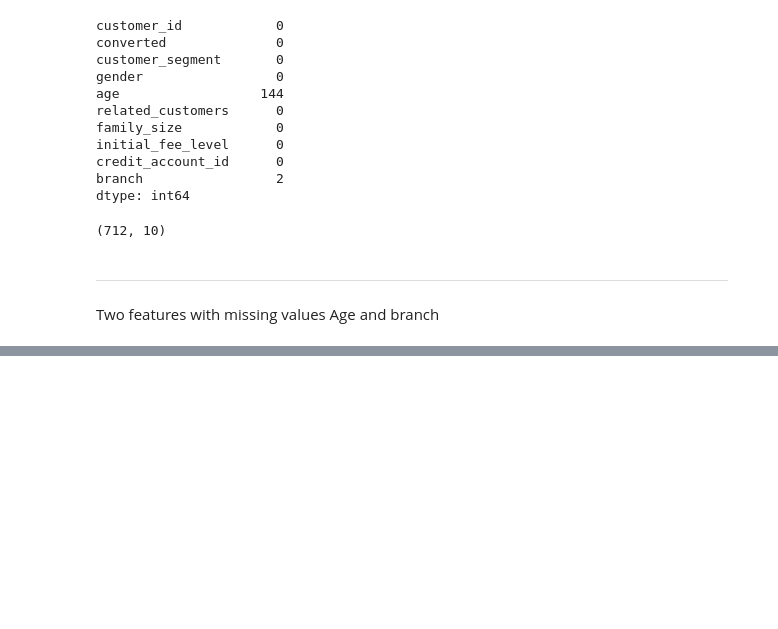
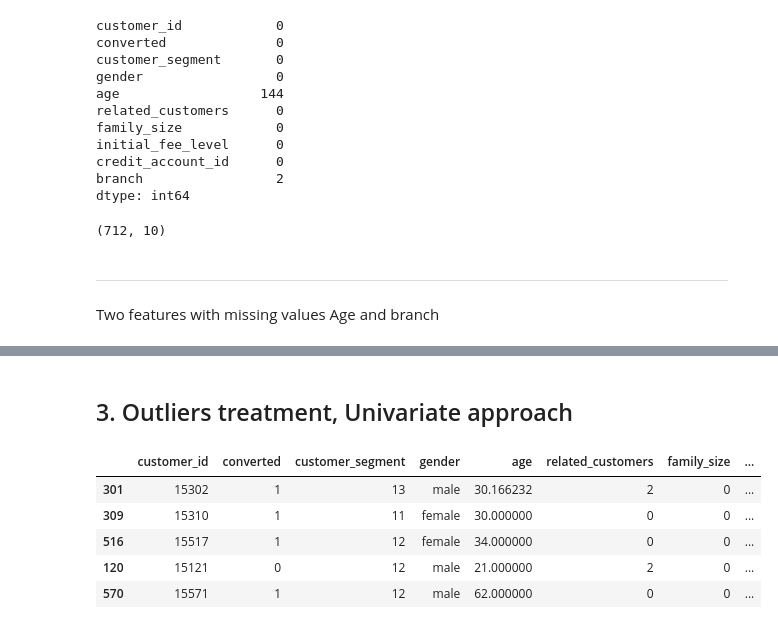
Before and after one commit to kromeo6/Customer-Seg-Study, a Jupyter notebook: Customer-Segmentation.ipynb, the cells around one changed output, grey strips where cells are left out. Cells and saved outputs as stored; diff of their text form; code cells hidden in the pictures; blank space fills up the shorter version.

```diff
--- a/Customer-Segmentation.ipynb
+++ b/Customer-Segmentation.ipynb
@@ -293,0 +338,11 @@ Two features with missing values Age and branch
+# %% [markdown]
+## 3. Outliers treatment, Univariate approach
+# %%
+df.head()
+# %% [output]
+|  | customer_id | converted | customer_segment | gender | age | related_customers | family_size | ... |
+| 301 | 15302 | 1 | 13 | male | 30.166232 | 2 | 0 | ... |
+| 309 | 15310 | 1 | 11 | female | 30.000000 | 0 | 0 | ... |
+| 516 | 15517 | 1 | 12 | female | 34.000000 | 0 | 0 | ... |
+| 120 | 15121 | 0 | 12 | male | 21.000000 | 2 | 0 | ... |
+| 570 | 15571 | 1 | 12 | male | 62.000000 | 0 | 0 | ... |
```
Also changed, not shown: parts of 23 cells of this notebook.
